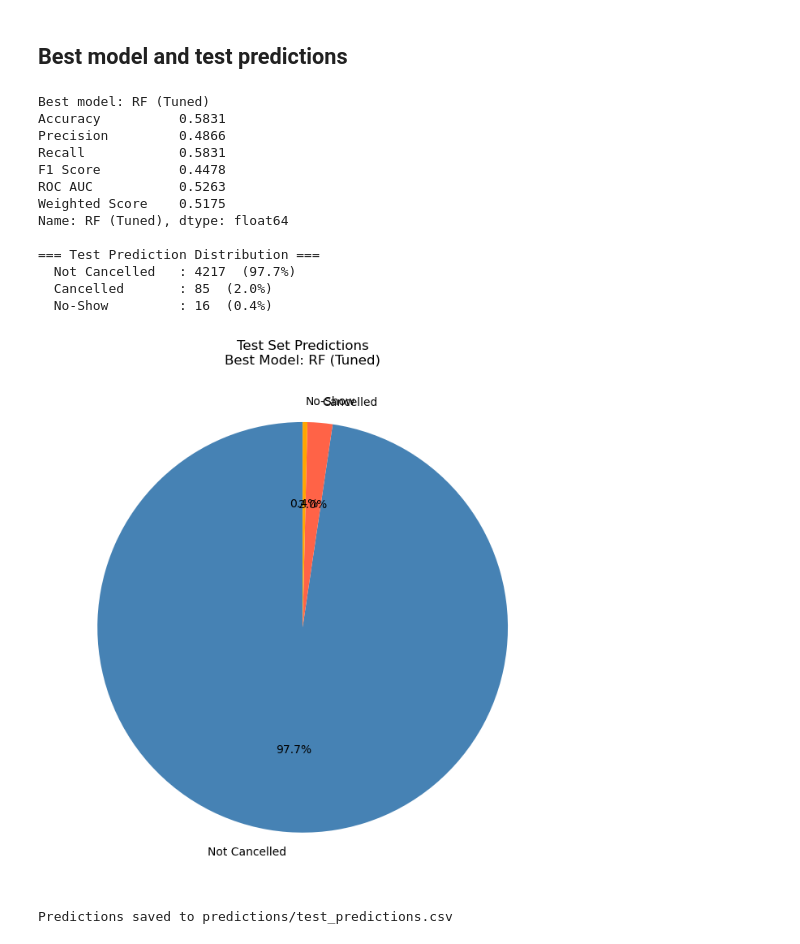
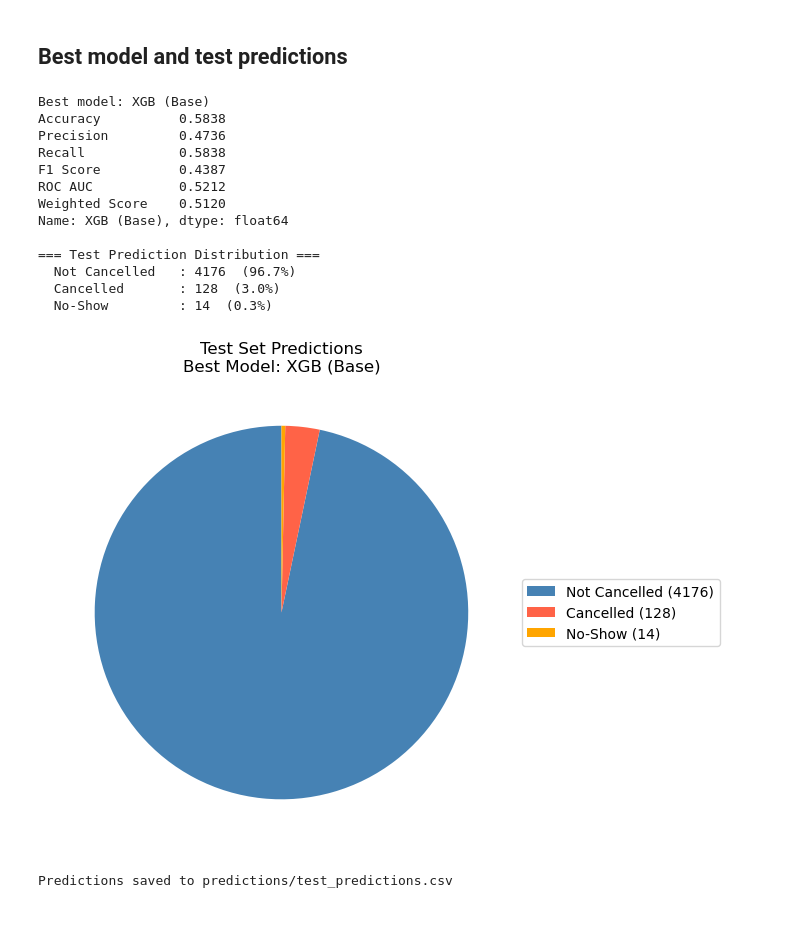
Before and after one commit to deelux-2468/DSPLC-IIT, a Jupyter notebook: Modelling/Modelling part.ipynb, the cells around one changed output. Cells and saved outputs as stored; diff of their text form; code cells hidden in the pictures.

Commit message:
changes to modelling

```diff
--- a/Modelling/Modelling part.ipynb
+++ b/Modelling/Modelling part.ipynb
@@ -283,18 +270,14 @@ lr_base.fit(X_train_sm, y_train_sm)
 lr_base_results = evaluate_model('Logistic Regression (Base)', lr_base, X_val_scaled, y_val, 'Blues')
 
 # Tuned
-def objective_lr(trial):
-    C      = trial.suggest_float('C', 0.001, 100, log=True)
-    solver = trial.suggest_categorical('solver', ['lbfgs', 'liblinear'])
-    model  = LogisticRegression(C=C, solver=solver, class_weight='balanced', max_iter=1000, random_state=42)
-    return cross_val_score(model, X_train_sm, y_train_sm, cv=cv, scoring='f1_weighted', n_jobs=-1).mean()
-
-study_lr = optuna.create_study(direction='maximize')
-study_lr.optimize(objective_lr, n_trials=50)
-print("Best LR params:", study_lr.best_params)
-
-lr_tuned = LogisticRegression(**study_lr.best_params, class_weight='balanced', max_iter=1000, random_state=42)
-lr_tuned.fit(X_train_sm, y_train_sm)
+lr_random = RandomizedSearchCV(
+    LogisticRegression(class_weight='balanced', max_iter=1000, random_state=42),
+    {'C': uniform(0.001, 100), 'solver': ['lbfgs', 'liblinear']},
+    n_iter=20, cv=3, scoring='f1_weighted', n_jobs=-1, random_state=42
+)
+lr_random.fit(X_train_sm, y_train_sm)
+print("Best LR params:", lr_random.best_params_)
+lr_tuned = lr_random.best_estimator_
 lr_tuned_results = evaluate_model('Logistic Regression (Tuned)', lr_tuned, X_val_scaled, y_val, 'Blues')
 # %% [output]
 =======================================================
@@ -664,48 +612,59 @@ best_model = model_map[best_name]
 print(f"Best model: {best_name}")
 print(results_df.loc[best_name])
 
 # Predict on test
 test_preds = best_model.predict(X_test_scaled)
 label_map  = {0: 'Not Cancelled', 1: 'Cancelled', 2: 'No-Show'}
 
 test['Predicted_Status'] = test_preds
 test['Predicted_Label']  = test['Predicted_Status'].map(label_map)
 
 print("\n=== Test Prediction Distribution ===")
 for cls, count in pd.Series(test_preds).value_counts().sort_index().items():
     print(f"  {label_map[cls]:<15} : {count}  ({count/len(test)*100:.1f}%)")
 
 # Pie chart
 counts = pd.Series(test_preds).value_counts().sort_index()
+
 fig, ax = plt.subplots(figsize=(7, 7))
-ax.pie([counts.get(i, 0) for i in [0,1,2]],
-       labels=['Not Cancelled', 'Cancelled', 'No-Show'],
-       autopct='%1.1f%%',
-       colors=['steelblue', 'tomato', 'orange'],
-       startangle=90)
+
+wedges, _ = ax.pie(
+    sizes,
+    colors=['steelblue', 'tomato', 'orange'],
+    startangle=90
+)
+
+labels_with_values = [
+    f'Not Cancelled ({sizes[0]})',
+    f'Cancelled ({sizes[1]})',
+    f'No-Show ({sizes[2]})'
+]
+
+ax.legend(wedges, labels_with_values, loc="center left", bbox_to_anchor=(1, 0.5))
 ax.set_title(f"Test Set Predictions\nBest Model: {best_name}")
+
 plt.tight_layout()
 plt.show()
 
 # Save predictions
 import os
 os.makedirs('predictions', exist_ok=True)
 test[['Reservation-id', 'Predicted_Status', 'Predicted_Label']].to_csv(
     'predictions/test_predictions.csv', index=False)
 print("Predictions saved to predictions/test_predictions.csv")
 # %% [output]
-Best model: RF (Tuned)
-Accuracy          0.5831
-Precision         0.4866
-Recall            0.5831
-F1 Score          0.4478
-ROC AUC           0.5263
-Weighted Score    0.5175
-Name: RF (Tuned), dtype: float64
+Best model: XGB (Base)
+Accuracy          0.5838
+Precision         0.4736
+Recall            0.5838
+F1 Score          0.4387
+ROC AUC           0.5212
+Weighted Score    0.5120
+Name: XGB (Base), dtype: float64
 
 === Test Prediction Distribution ===
-  Not Cancelled   : 4217  (97.7%)
-  Cancelled       : 85  (2.0%)
-  No-Show         : 16  (0.4%)
+  Not Cancelled   : 4176  (96.7%)
+  Cancelled       : 128  (3.0%)
+  No-Show         : 14  (0.3%)
-[figure, old version]
+[figure, new version]
 Predictions saved to predictions/test_predictions.csv
```
Also changed, not shown: parts of 12 cells of this notebook, 2 other files.
